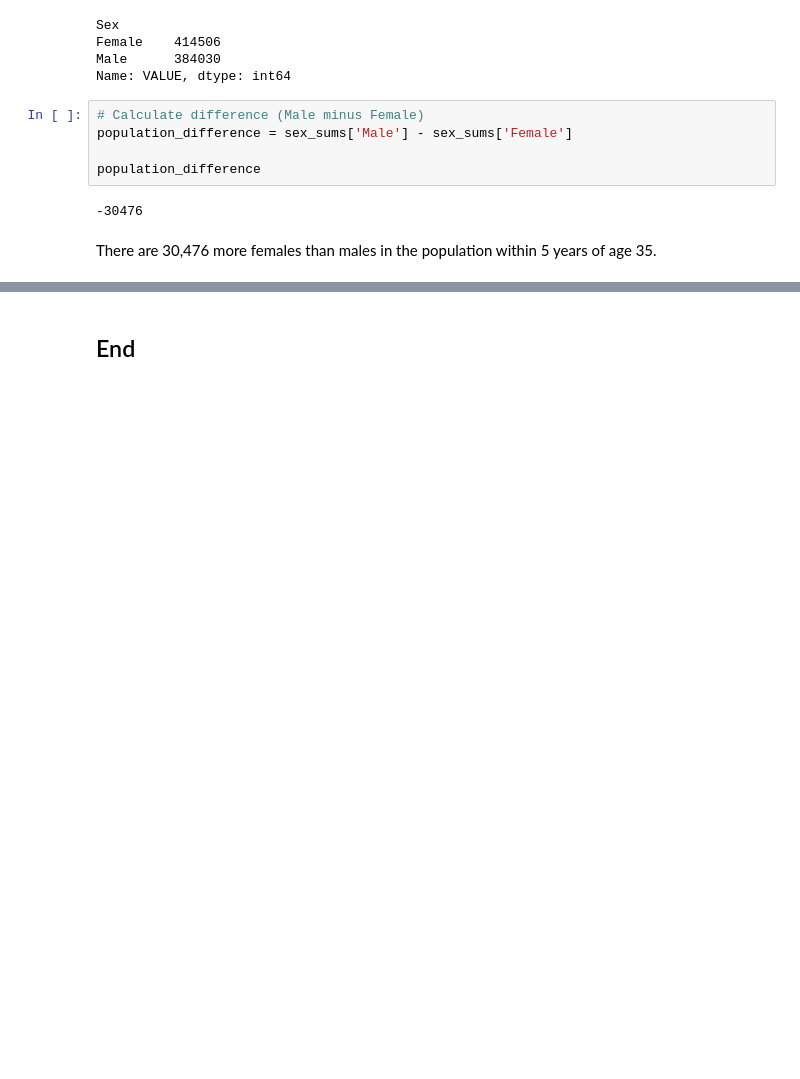
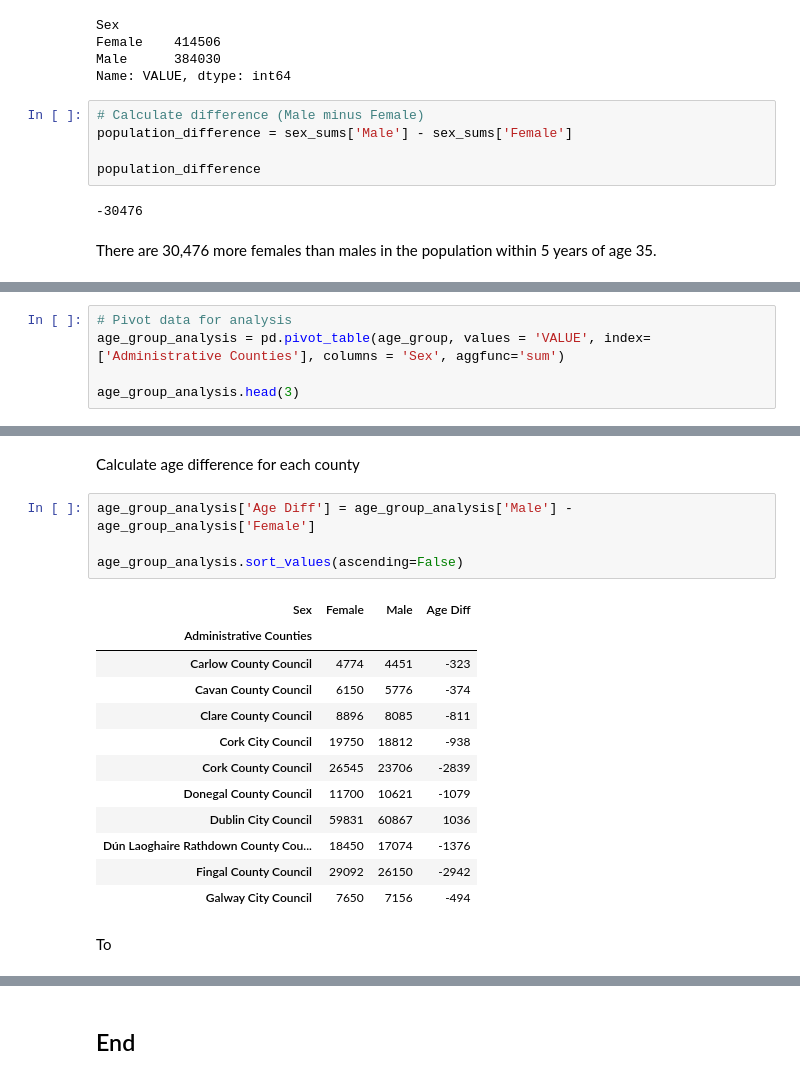
Before and after one commit to Oksyyy/programming-for-data-analytics, a Jupyter notebook: assignments/assignment05-population.ipynb, the cells around one changed output, grey strips where cells are left out. Saved outputs shown, nothing was run; the diff lists cells and outputs as text; blank space fills up the shorter version.

```diff
--- a/assignments/assignment05-population.ipynb
+++ b/assignments/assignment05-population.ipynb
@@ -252,0 +295,5 @@ There are 30,476 more females than males in the population within 5 years of age
+# %%
+# Pivot data for analysis
+age_group_analysis = pd.pivot_table(age_group, values = 'VALUE', index=['Administrative Counties'], columns = 'Sex', aggfunc='sum')
+
+age_group_analysis.head(3)
@@ -252,0 +306,21 @@ There are 30,476 more females than males in the population within 5 years of age
+# %% [markdown]
+Calculate age difference for each county
+# %%
+age_group_analysis['Age Diff'] = age_group_analysis['Male'] - age_group_analysis['Female']
+
+age_group_analysis.sort_values(ascending=False)
+# %% [output]
+| Sex | Female | Male | Age Diff |
+| Administrative Counties |  |  |  |
+| Carlow County Council | 4774 | 4451 | -323 |
+| Cavan County Council | 6150 | 5776 | -374 |
+| Clare County Council | 8896 | 8085 | -811 |
+| Cork City Council | 19750 | 18812 | -938 |
+| Cork County Council | 26545 | 23706 | -2839 |
+| Donegal County Council | 11700 | 10621 | -1079 |
+| Dublin City Council | 59831 | 60867 | 1036 |
+| Dún Laoghaire Rathdown County Cou... | 18450 | 17074 | -1376 |
+| Fingal County Council | 29092 | 26150 | -2942 |
+| Galway City Council | 7650 | 7156 | -494 |
+# %% [markdown]
+To
```
Also changed, not shown: parts of 23 cells of this notebook.
